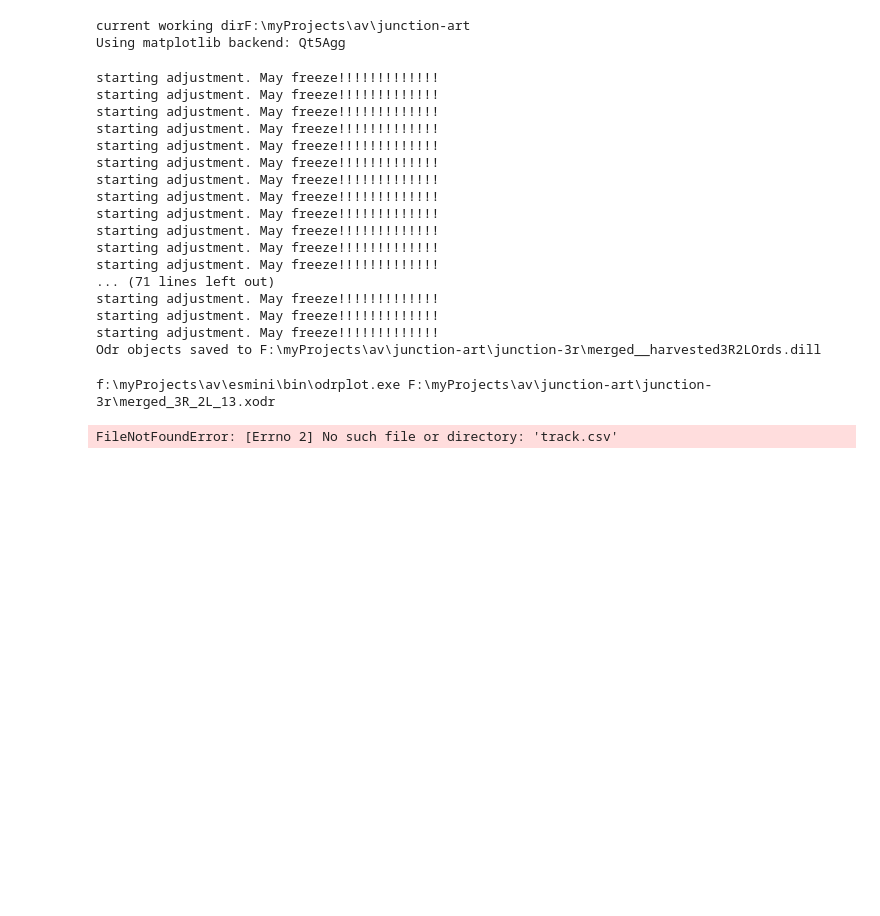
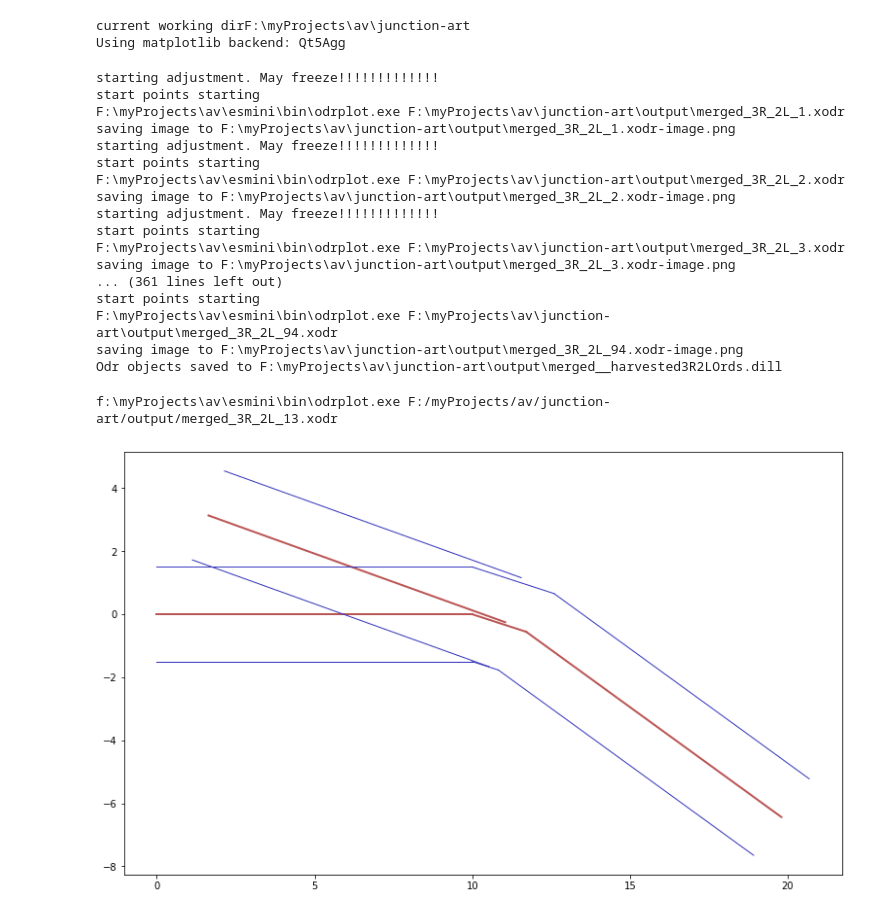
Before and after one commit to AugmentedDesignLab/junction-art, a Jupyter notebook: junctions/notebooks/harvester-3R2L.ipynb, the cells around one changed output. Cells and saved outputs as stored; diff of their text form; code cells hidden in the pictures; blank space fills up the shorter version.

Commit message:
working on drawing complex junctions

```diff
--- a/junctions/notebooks/harvester-3R2L.ipynb
+++ b/junctions/notebooks/harvester-3R2L.ipynb
@@ -18,27 +18,27 @@ harvester = junctions.JunctionHarvester(outputDir=outputDir,
                                         outputPrefix='merged_',
                                         lastId=lastId)
 # %%
-harvester.harvest3WayJunctionsFrom2Ways('F:\\myProjects\\av\\junction-art\\junctions-2r\\harvested2R2LOrds.dill')
+harvester.harvest3WayJunctionsFrom2Ways('F:\\myProjects\\av\\junction-art\\output\\harvested2R2LOrds.dill')
 # %% [output]
 starting adjustment. May freeze!!!!!!!!!!!!!
+start points starting
+F:\myProjects\av\esmini\bin\odrplot.exe F:\myProjects\av\junction-art\output\merged_3R_2L_1.xodr
+saving image to F:\myProjects\av\junction-art\output\merged_3R_2L_1.xodr-image.png
 starting adjustment. May freeze!!!!!!!!!!!!!
+start points starting
+F:\myProjects\av\esmini\bin\odrplot.exe F:\myProjects\av\junction-art\output\merged_3R_2L_2.xodr
+saving image to F:\myProjects\av\junction-art\output\merged_3R_2L_2.xodr-image.png
 starting adjustment. May freeze!!!!!!!!!!!!!
-starting adjustment. May freeze!!!!!!!!!!!!!
-starting adjustment. May freeze!!!!!!!!!!!!!
-starting adjustment. May freeze!!!!!!!!!!!!!
-starting adjustment. May freeze!!!!!!!!!!!!!
-starting adjustment. May freeze!!!!!!!!!!!!!
-starting adjustment. May freeze!!!!!!!!!!!!!
-starting adjustment. May freeze!!!!!!!!!!!!!
-starting adjustment. May freeze!!!!!!!!!!!!!
-starting adjustment. May freeze!!!!!!!!!!!!!
-... (71 lines left out)
-starting adjustment. May freeze!!!!!!!!!!!!!
-starting adjustment. May freeze!!!!!!!!!!!!!
-starting adjustment. May freeze!!!!!!!!!!!!!
-Odr objects saved to F:\myProjects\av\junction-art\junction-3r\merged__harvested3R2LOrds.dill
+start points starting
+F:\myProjects\av\esmini\bin\odrplot.exe F:\myProjects\av\junction-art\output\merged_3R_2L_3.xodr
+saving image to F:\myProjects\av\junction-art\output\merged_3R_2L_3.xodr-image.png
+... (361 lines left out)
+start points starting
+F:\myProjects\av\esmini\bin\odrplot.exe F:\myProjects\av\junction-art\output\merged_3R_2L_94.xodr
+saving image to F:\myProjects\av\junction-art\output\merged_3R_2L_94.xodr-image.png
+Odr objects saved to F:\myProjects\av\junction-art\output\merged__harvested3R2LOrds.dill
 # %%
-extensions.viewRoadFromXODRFile('F:\\myProjects\\av\\junction-art\\junction-3r\\merged_3R_2L_13.xodr', "f:\\myProjects\\av\\esmini")
+extensions.viewRoadFromXODRFile('F:\\myProjects\\av\\junction-art\\output\\merged_3R_2L_13.xodr', "f:\\myProjects\\av\\esmini")
 # %% [output]
-f:\myProjects\av\esmini\bin\odrplot.exe F:\myProjects\av\junction-art\junction-3r\merged_3R_2L_13.xodr
+f:\myProjects\av\esmini\bin\odrplot.exe F:/myProjects/av/junction-art/output/merged_3R_2L_13.xodr
-FileNotFoundError: [Errno 2] No such file or directory: 'track.csv'
+[figure, added]
```
Also changed, not shown: parts of 1 cell of this notebook, 4 other files.
